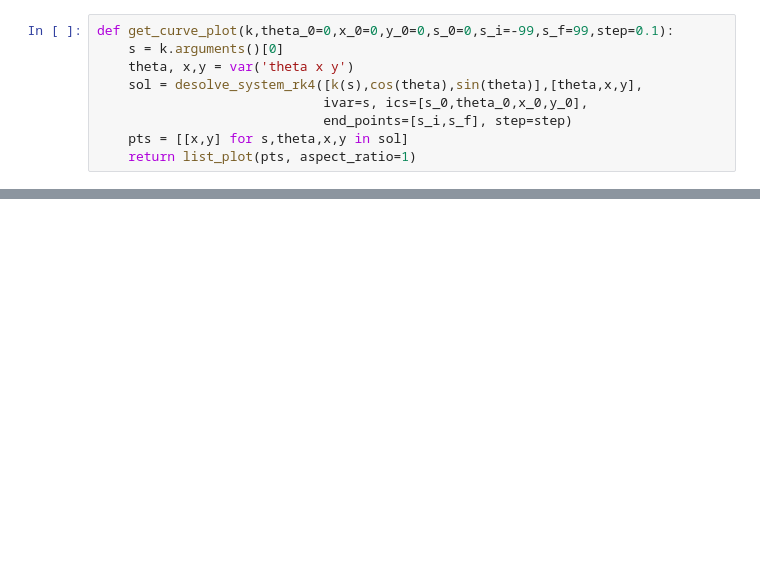
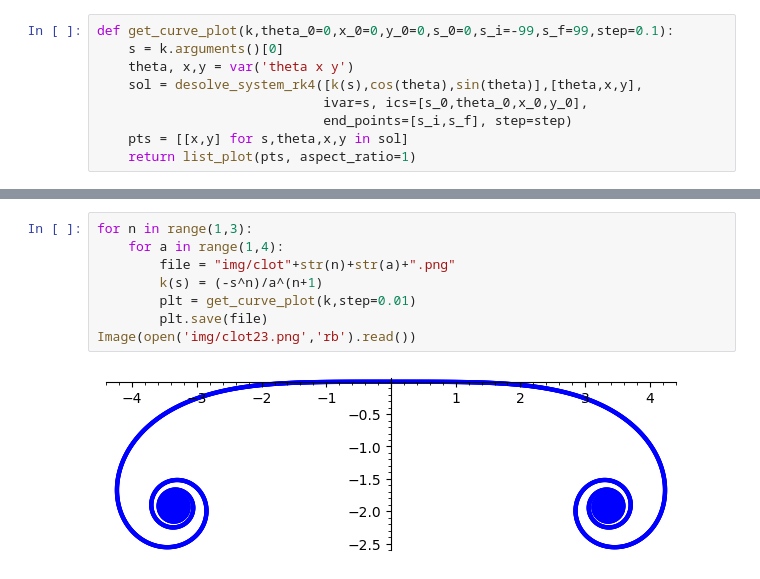
Before and after one commit to matmourao/curves, a Jupyter notebook: A1.ipynb, the cells around one changed output, grey strips where cells are left out. Saved outputs shown, nothing was run; the diff lists cells and outputs as text; blank space fills up the shorter version.

```diff
--- a/A1.ipynb
+++ b/A1.ipynb
@@ -188,0 +203,10 @@ get_curve_plot(k, s_i=0, s_f=2*pi.n(), step=0.01).show()
+# %%
+for n in range(1,3):
+    for a in range(1,4):
+        file = "img/clot"+str(n)+str(a)+".png"
+        k(s) = (-s^n)/a^(n+1)
+        plt = get_curve_plot(k,step=0.01)
+        plt.save(file)
+Image(open('img/clot23.png','rb').read())
+# %% [output]
+[figure, added]
```
Also changed, not shown: parts of 10 cells of this notebook, 22 other files.
